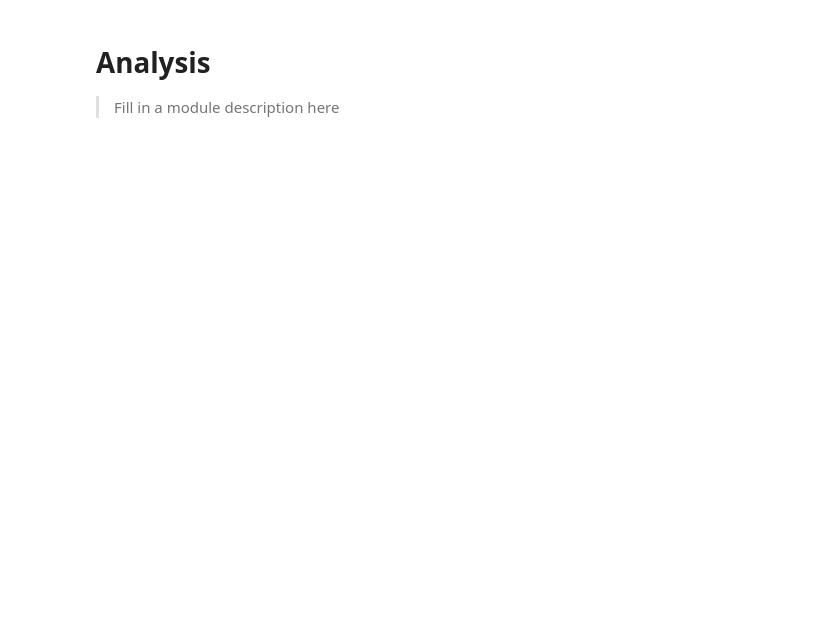
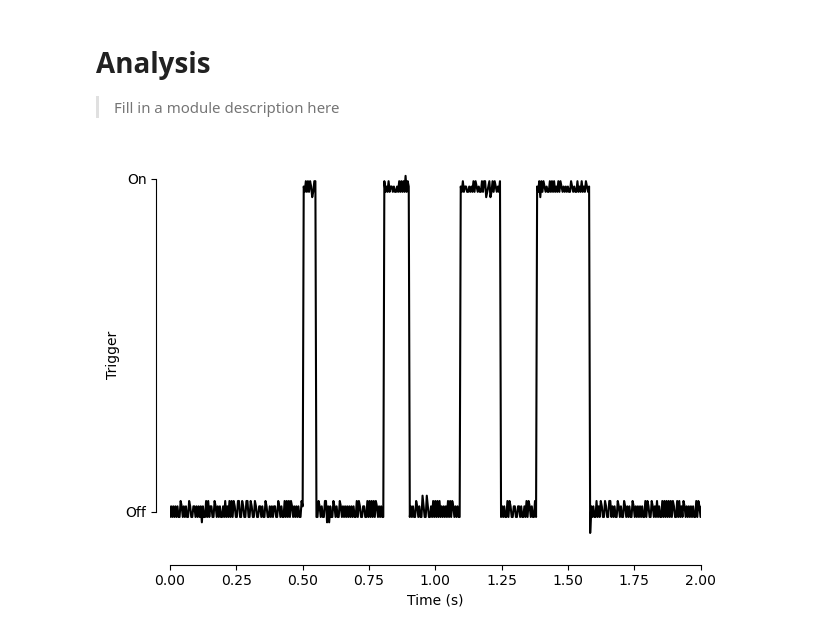
Before and after one commit to conorkeogh/syncmaster, a Jupyter notebook: nbs/04_events.ipynb, the cells around one changed output. Cells and saved outputs as stored; diff of their text form; code cells hidden in the pictures; blank space fills up the shorter version.

Commit message:
Added example figures

```diff
--- a/nbs/04_events.ipynb
+++ b/nbs/04_events.ipynb
@@ -86,3 +89,33 @@ def getEvents(data, samplerate):
 
     # Return events list
     return events
+# %%
+#|hide
+# Load example data - recorded signals using oscilloscope
+data = np.loadtxt('./example_data/all_triggers.csv', delimiter=',', skiprows=2, usecols=[0,1])
+samplerate = 250 # Hz
+
+# Split data into time and voltage
+t = data[:, 0]
+v = data[:, 1]
+
+t = t + 0.5 #|hide_line
+# %%
+#|echo: false
+# Plot figure
+fig, ax = plt.subplots()
+
+ax.plot(t, v, 'k')
+
+ax.set(
+    xlabel = 'Time (s)',
+    ylabel = 'Trigger',
+    xlim = (0, 2),
+    yticks = (0, 0.5),
+    yticklabels = ['Off', 'On']
+)
+
+sns.despine(ax=ax, offset=10, trim=True)
+fig.tight_layout()
+# %% [output]
+[figure, added]
```
Also changed, not shown: parts of 4 cells of this notebook, 13 other files.
